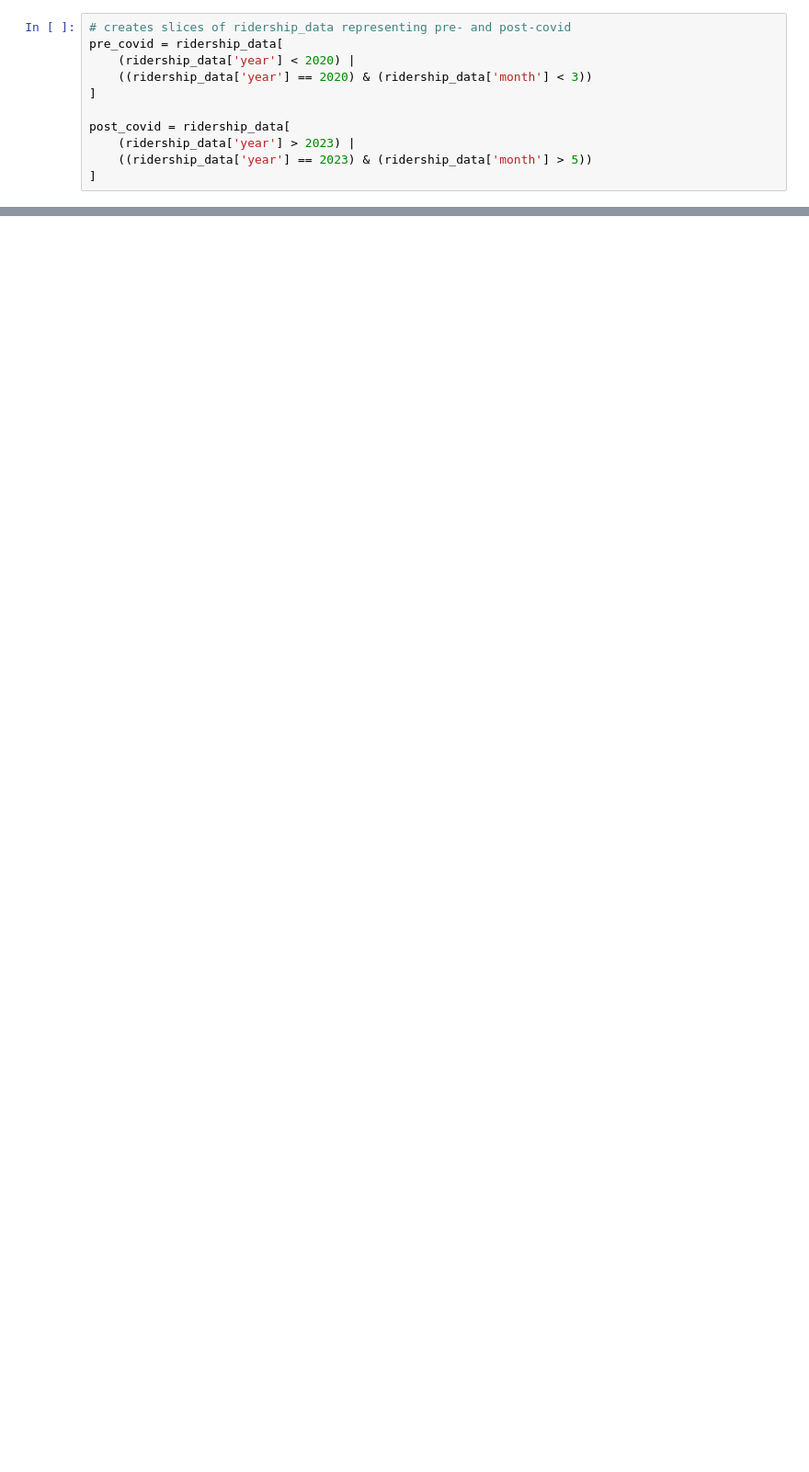
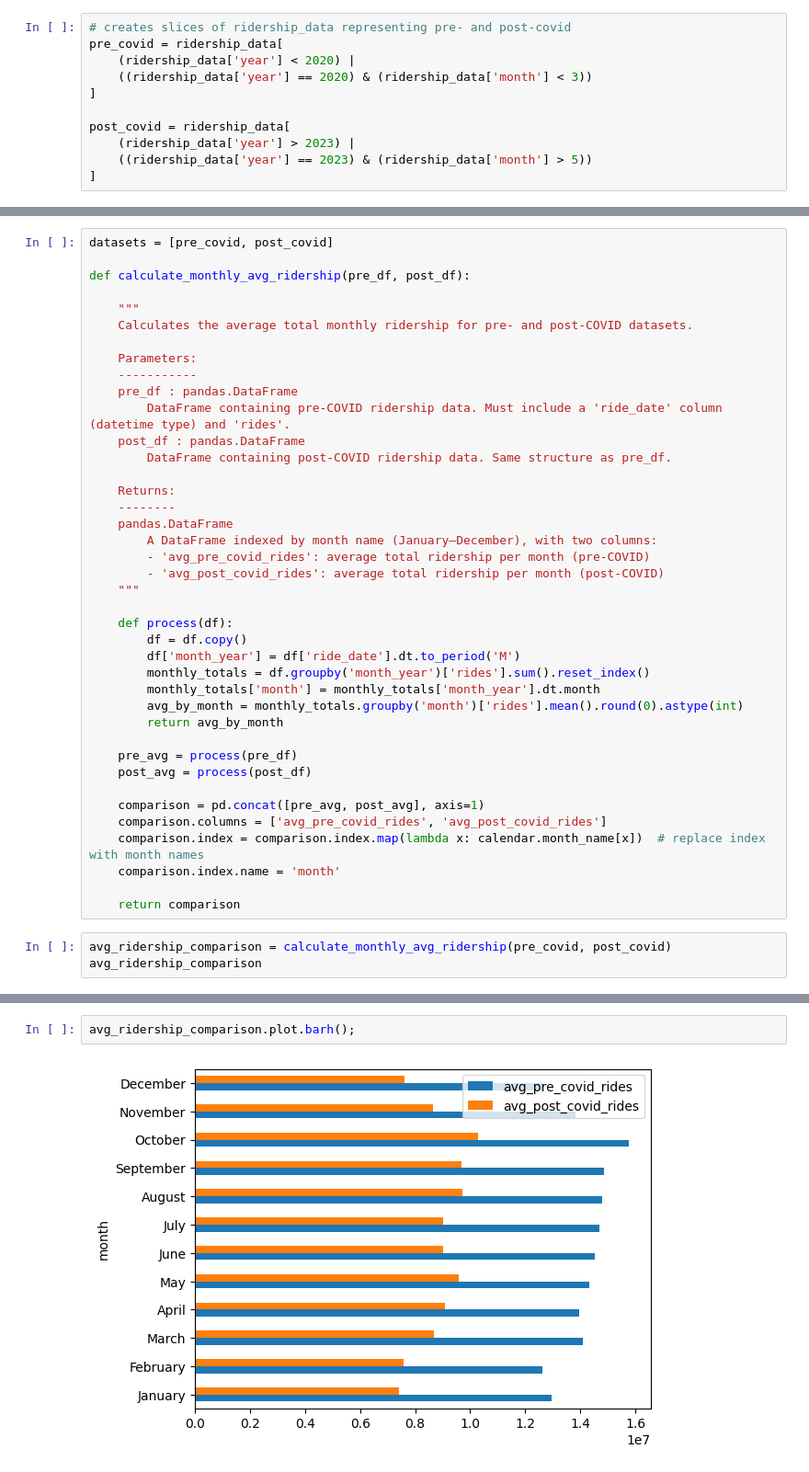
Before and after one commit to ckucewicz/cta_ridership_analysis, a Jupyter notebook: Ridership Analysis.ipynb, the cells around one changed output, grey strips where cells are left out. Shown at 92% size. Cells and saved outputs as stored; diff of their text form; blank space fills up the shorter version.

```diff
--- a/Ridership Analysis.ipynb
+++ b/Ridership Analysis.ipynb
@@ -86,0 +88,43 @@ pre_covid_monthly['total_rides'].mean()
+# %%
+datasets = [pre_covid, post_covid]
+
+def calculate_monthly_avg_ridership(pre_df, post_df):
+
+    """
+    Calculates the average total monthly ridership for pre- and post-COVID datasets.
+
+    Parameters:
+    -----------
+    pre_df : pandas.DataFrame
+        DataFrame containing pre-COVID ridership data. Must include a 'ride_date' column (datetime type) and 'rides'.
+    post_df : pandas.DataFrame
+        DataFrame containing post-COVID ridership data. Same structure as pre_df.
+
+    Returns:
+    --------
+    pandas.DataFrame
+        A DataFrame indexed by month name (January–December), with two columns:
+        - 'avg_pre_covid_rides': average total ridership per month (pre-COVID)
+        - 'avg_post_covid_rides': average total ridership per month (post-COVID)
+    """
+
+    def process(df):
+        df = df.copy()
+        df['month_year'] = df['ride_date'].dt.to_period('M')
+        monthly_totals = df.groupby('month_year')['rides'].sum().reset_index()
+        monthly_totals['month'] = monthly_totals['month_year'].dt.month
+        avg_by_month = monthly_totals.groupby('month')['rides'].mean().round(0).astype(int)
+        return avg_by_month
+
+    pre_avg = process(pre_df)
+    post_avg = process(post_df)
+
+    comparison = pd.concat([pre_avg, post_avg], axis=1)
+    comparison.columns = ['avg_pre_covid_rides', 'avg_post_covid_rides']
+    comparison.index = comparison.index.map(lambda x: calendar.month_name[x])  # replace index with month names
+    comparison.index.name = 'month'
+
+    return comparison
+# %%
+avg_ridership_comparison = calculate_monthly_avg_ridership(pre_covid, post_covid)
+avg_ridership_comparison
@@ -86,0 +146,4 @@ pre_covid_monthly['total_rides'].mean()
+# %%
+avg_ridership_comparison.plot.barh();
+# %% [output]
+[figure, added]
```
Also changed, not shown: parts of 16 cells of this notebook.
